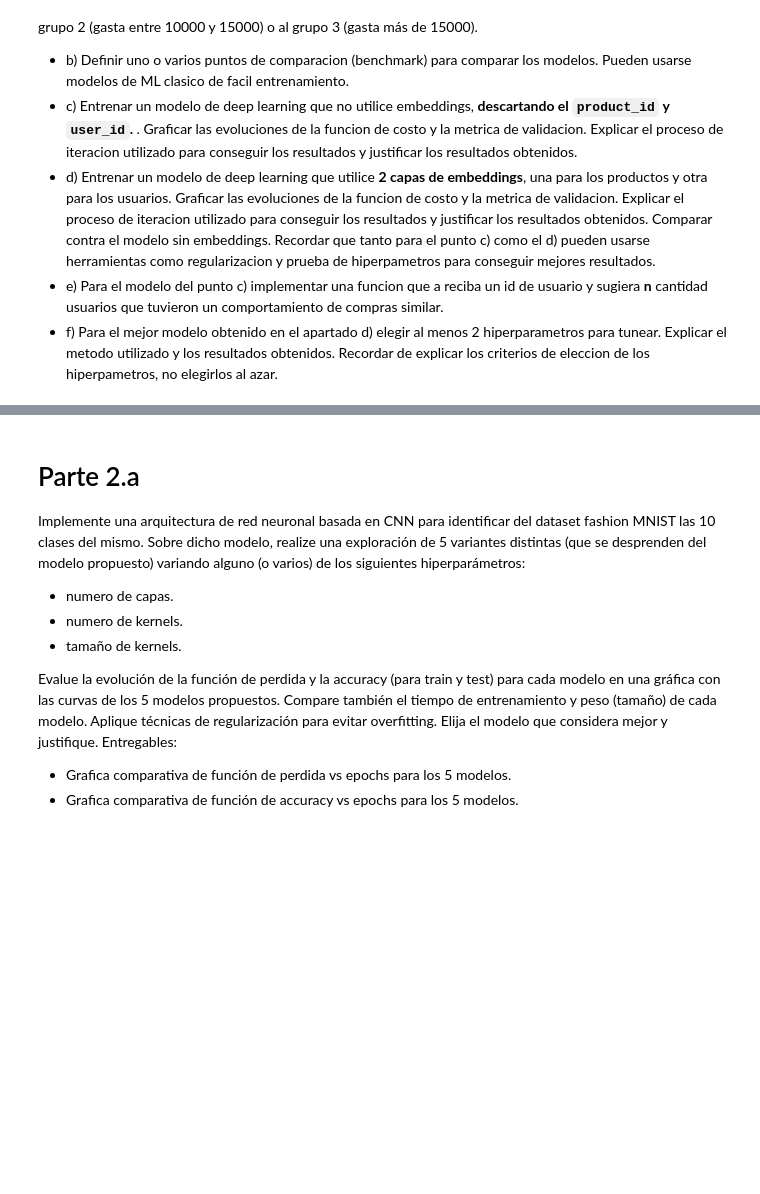
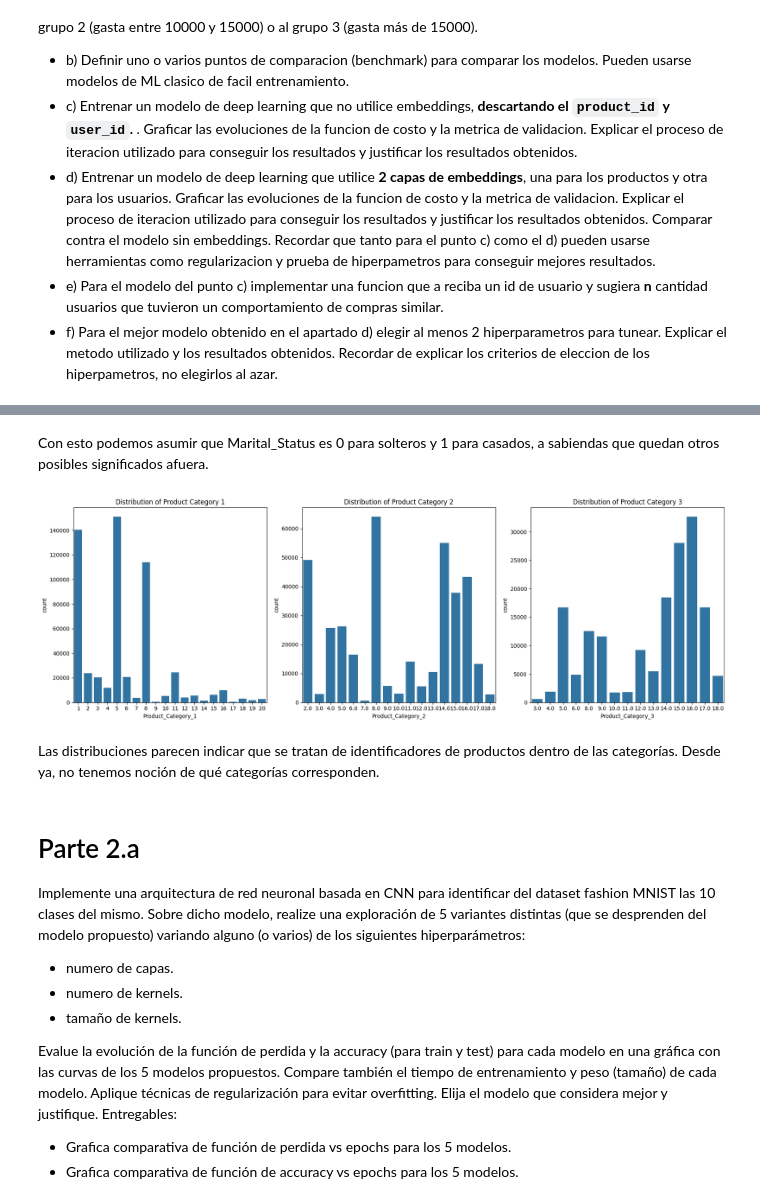
Before and after one commit to claudiobarril/aprendizaje_profundo, a Jupyter notebook: Barril-Claudio-DL-TP Co17.ipynb, the cells around one changed output, grey strips where cells are left out. Saved outputs shown, nothing was run; the diff lists cells and outputs as text; code cells hidden in the pictures; blank space fills up the shorter version.

```diff
--- a/Barril-Claudio-DL-TP Co17.ipynb
+++ b/Barril-Claudio-DL-TP Co17.ipynb
@@ -38,3 +197,26 @@ Recordar que tanto para el punto c) como el d) pueden usarse herramientas como r
+# %% [markdown]
+Con esto podemos asumir que Marital_Status es 0 para solteros y 1 para casados, a sabiendas que quedan otros posibles significados afuera.
+# %%
+plt.figure(figsize=(18, 6))
+
+plt.subplot(1, 3, 1)
+sns.countplot(x='Product_Category_1', data=black_sale_data)
+plt.title('Distribution of Product Category 1')
+
+plt.subplot(1, 3, 2)
+sns.countplot(x='Product_Category_2', data=black_sale_data)
+plt.title('Distribution of Product Category 2')
+
+plt.subplot(1, 3, 3)
+sns.countplot(x='Product_Category_3', data=black_sale_data)
+plt.title('Distribution of Product Category 3')
+
+plt.tight_layout()
+plt.show()
+# %% [output]
+[figure, added]
+# %% [markdown]
+Las distribuciones parecen indicar que se tratan de identificadores de productos dentro de las categorías. Desde ya, no tenemos noción de qué categorías corresponden.
 # %% [markdown]
 # Parte 2.a
 
```
Also changed, not shown: parts of 13 cells of this notebook.
